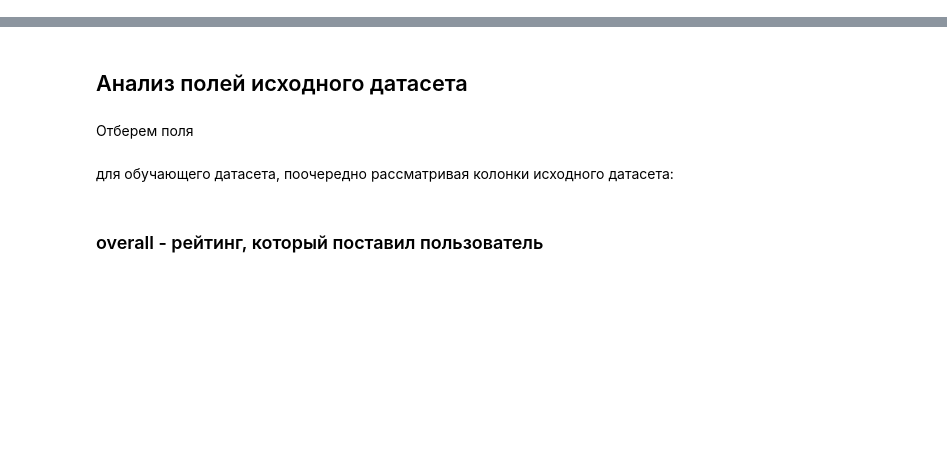
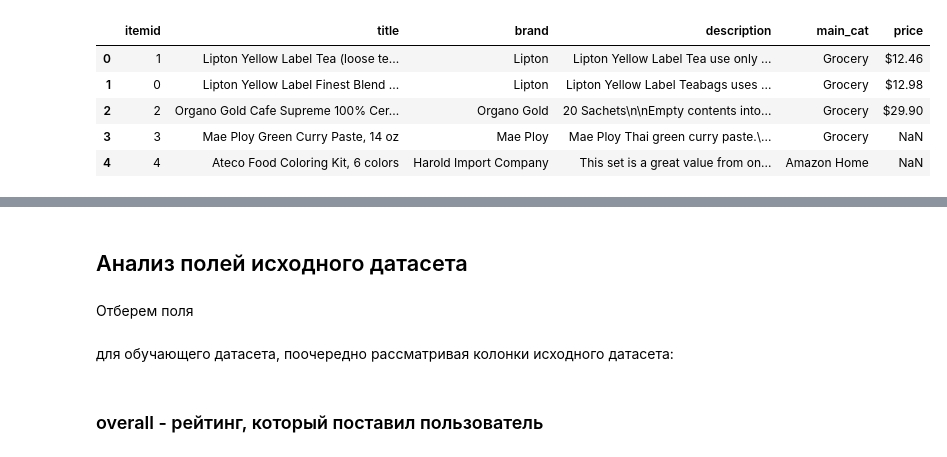
Before and after one commit to yurybikuzin/skillfactory_rds4_recommendation_challenge, a Jupyter notebook: main.ipynb, the cells around one changed output, grey strips where cells are left out. Drawn from its saved outputs; the diff is of its cells as text; code cells hidden in the pictures; blank space fills up the shorter version.

```diff
--- a/main.ipynb
+++ b/main.ipynb
@@ -170,0 +181,10 @@ None None
+# %%
+normalized=normalized[['itemid', 'title', 'brand','description','main_cat','price']]
+normalized.head()
+# %% [output]
+|  | itemid | title | brand | description | main_cat | price |
+| 0 | 1 | Lipton Yellow Label Tea (loose te... | Lipton | Lipton Yellow Label Tea use only ... | Grocery | $12.46 |
+| 1 | 0 | Lipton Yellow Label Finest Blend ... | Lipton | Lipton Yellow Label Teabags uses ... | Grocery | $12.98 |
+| 2 | 2 | Organo Gold Cafe Supreme 100% Cer... | Organo Gold | 20 Sachets\n\nEmpty contents into... | Grocery | $29.90 |
+| 3 | 3 | Mae Ploy Green Curry Paste, 14 oz | Mae Ploy | Mae Ploy Thai green curry paste.\... | Grocery | NaN |
+| 4 | 4 | Ateco Food Coloring Kit, 6 colors | Harold Import Company | This set is a great value from on... | Amazon Home | NaN |
```
Also changed, not shown: parts of 66 cells of this notebook.
